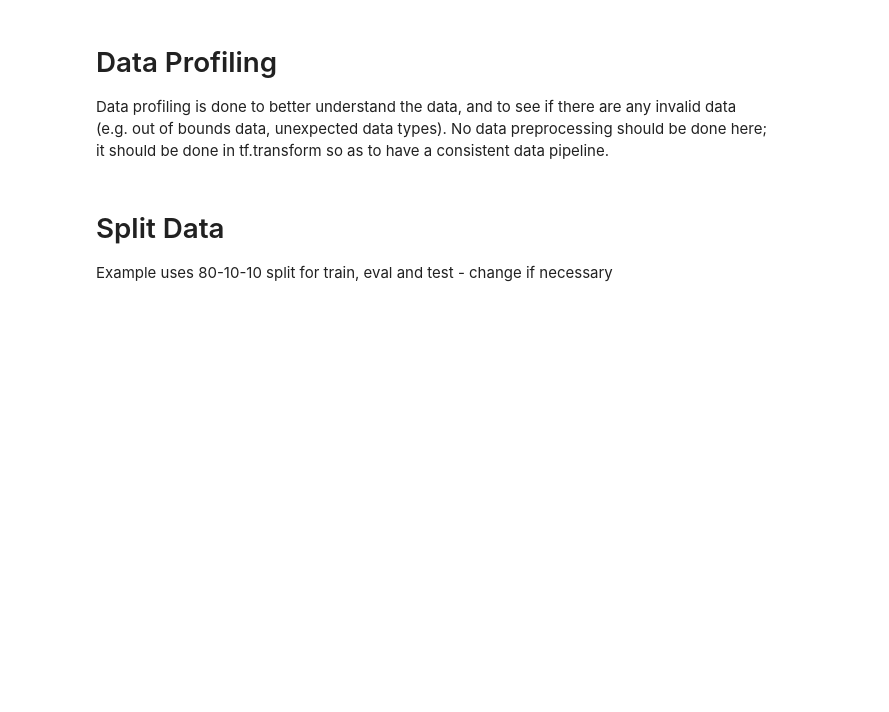
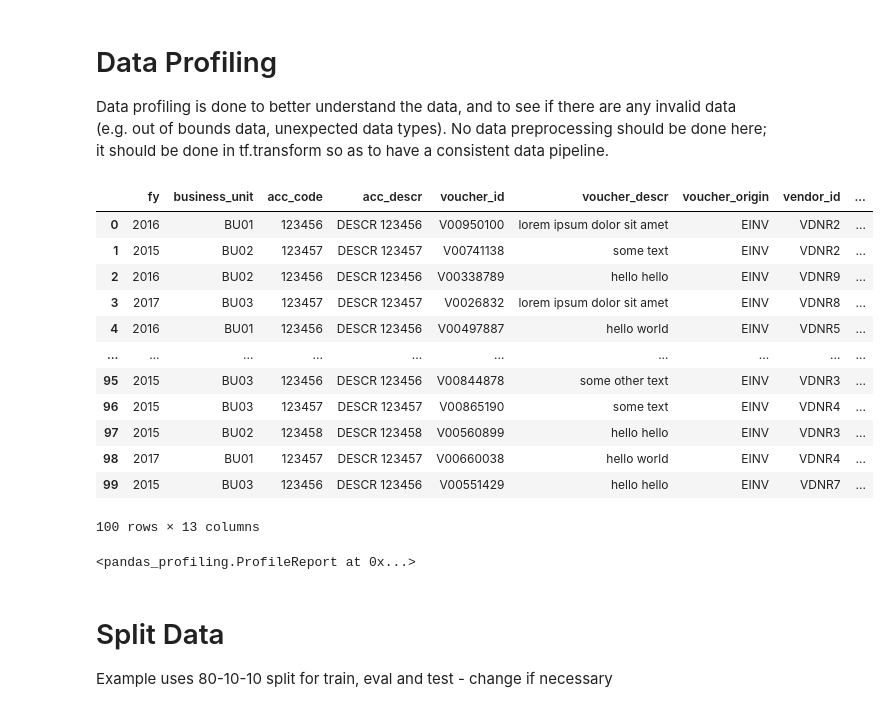
Before and after one commit to awoziji/ml-coa-charging, a Jupyter notebook: 01-data_exploration.ipynb, the cells around one changed output. Saved outputs shown, nothing was run; the diff lists cells and outputs as text; code cells hidden in the pictures; blank space fills up the shorter version.

```diff
--- a/01-data_exploration.ipynb
+++ b/01-data_exploration.ipynb
@@ -28,11 +28,27 @@ gcloud config set compute/region $REGION
 Data profiling is done to better understand the data, and to see if there are any invalid data (e.g. out of bounds data, unexpected data types). No data preprocessing should be done here; it should be done in tf.transform so as to have a consistent data pipeline.
 # %%
 files = glob('data/raw/Raw Data for COA classification_einv*.csv')
-df = pd.concat([pd.read_csv(f, names=RAW_DATA_COLS) for f in files], ignore_index=True)
+df = pd.concat([pd.read_csv(f, usecols=RAW_DATA_COLS) for f in files], ignore_index=True)
 df.columns = RENAMED_COLS
 df
+# %% [output]
+|  | fy | business_unit | acc_code | acc_descr | voucher_id | voucher_descr | voucher_origin | vendor_id | ... |
+| 0 | 2016 | BU01 | 123456 | DESCR 123456 | V00950100 | lorem ipsum dolor sit amet | EINV | VDNR2 | ... |
+| 1 | 2015 | BU02 | 123457 | DESCR 123457 | V00741138 | some text | EINV | VDNR2 | ... |
+| 2 | 2016 | BU02 | 123456 | DESCR 123456 | V00338789 | hello hello | EINV | VDNR9 | ... |
+| 3 | 2017 | BU03 | 123457 | DESCR 123457 | V0026832 | lorem ipsum dolor sit amet | EINV | VDNR8 | ... |
+| 4 | 2016 | BU01 | 123456 | DESCR 123456 | V00497887 | hello world | EINV | VDNR5 | ... |
+| ... | ... | ... | ... | ... | ... | ... | ... | ... | ... |
+| 95 | 2015 | BU03 | 123456 | DESCR 123456 | V00844878 | some other text | EINV | VDNR3 | ... |
+| 96 | 2015 | BU03 | 123457 | DESCR 123457 | V00865190 | some text | EINV | VDNR4 | ... |
+| 97 | 2015 | BU02 | 123458 | DESCR 123458 | V00560899 | hello hello | EINV | VDNR3 | ... |
+| 98 | 2017 | BU01 | 123457 | DESCR 123457 | V00660038 | hello world | EINV | VDNR4 | ... |
+| 99 | 2015 | BU03 | 123456 | DESCR 123456 | V00551429 | hello hello | EINV | VDNR7 | ... |
+100 rows × 13 columns
 # %%
 ProfileReport(df)
+# %% [output]
+<pandas_profiling.ProfileReport at 0x...>
 # %% [markdown]
 # Split Data
 Example uses 80-10-10 split for train, eval and test - change if necessary
```
Also changed, not shown: parts of 2 cells of this notebook, 2 other files.
